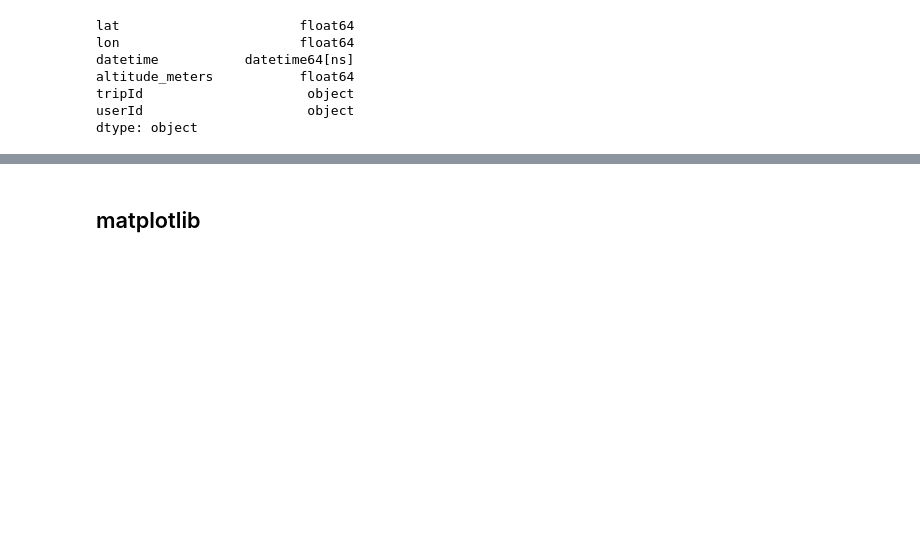
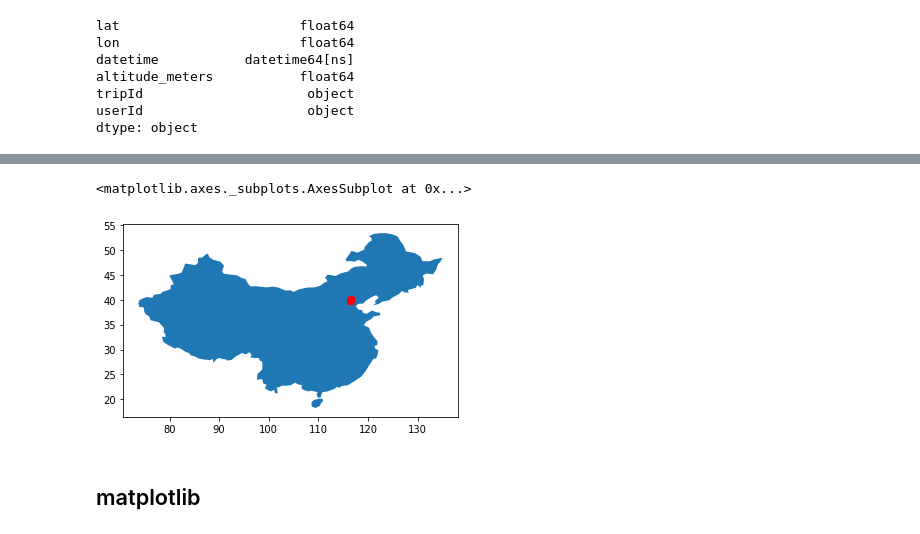
Before and after one commit to tjansson60/geospatial, a Jupyter notebook: geospatial.ipynb, the cells around one changed output, grey strips where cells are left out. Cells and saved outputs as stored; diff of their text form; code cells hidden in the pictures; blank space fills up the shorter version.

```diff
--- a/geospatial.ipynb
+++ b/geospatial.ipynb
@@ -30,0 +34,4 @@ dtype: object
+# %%
+gdf = gpd.GeoDataFrame(df, geometry=gpd.points_from_xy(x=df.lon, y=df.lat))
+print(gdf.shape[0])
+gdf.head()
@@ -31,3 +66,12 @@ dtype: object
+# %%
+world = gpd.read_file(gpd.datasets.get_path('naturalearth_lowres'))
+
+# Get the outline of China
+ax = world[world.name == 'China'].plot()
+gdf_small.plot(ax=ax, color='red')
+# %% [output]
+<matplotlib.axes._subplots.AxesSubplot at 0x...>
+[figure, added]
 # %% [markdown]
 ## matplotlib
 # %%
```
Also changed, not shown: parts of 9 cells of this notebook, 2 other files.
